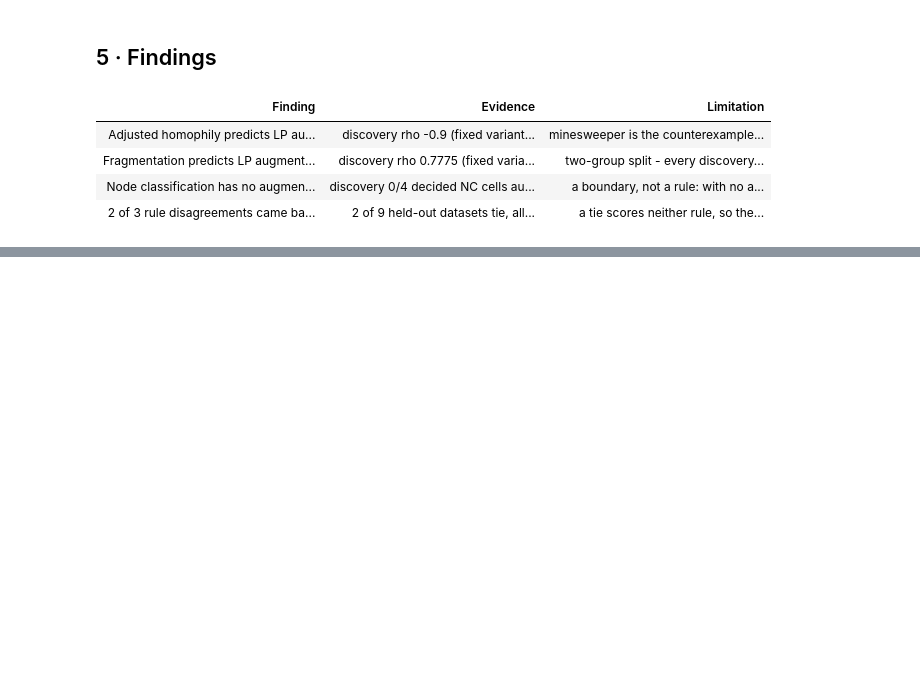
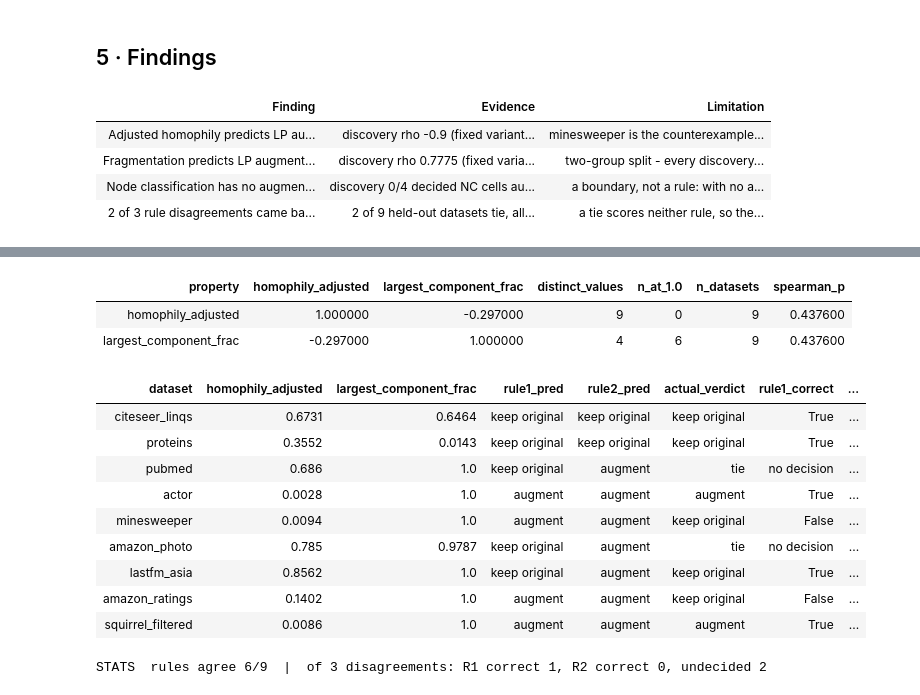
Before and after one commit to SafiUllahAdam/Structure-Aware-Graph-Augmentation-for-GNNs, a Jupyter notebook: notebooks/6-phase6_module3_validation.ipynb, the cells around one changed output, grey strips where cells are left out. Saved outputs shown, nothing was run; the diff lists cells and outputs as text; code cells hidden in the pictures; blank space fills up the shorter version.

```diff
--- a/notebooks/6-phase6_module3_validation.ipynb
+++ b/notebooks/6-phase6_module3_validation.ipynb
@@ -232,0 +238,31 @@ display(findings.rename(columns={"finding": "Finding", "evidence": "Evidence", "
+# %%
+# Table 1: 2x2 Spearman matrix (R1 x R2 properties) + per-property variation columns.
+corr = sm.property_correlation(fr.HELDOUT)
+corr.to_csv(sm.CORR_CSV)
+display(corr.reset_index().style.format(na_rep="—").hide(axis="index").set_table_styles(STYLE))
+
+# Table 2: per-dataset R1 pred | R2 pred | actual | who was right.
+agree = sm.decision_agreement(fr.HELDOUT)
+agree.to_csv(sm.AGREE_CSV, index=False)
+display(agree.round(4).astype(str).style.hide(axis="index").set_table_styles(STYLE))
+
+dis = agree[~agree["rules_agree"]]
+r1w = int((dis["disagreement_result"] == "R1 correct, R2 wrong").sum())
+r2w = int((dis["disagreement_result"] == "R2 correct, R1 wrong").sum())
+print(f"STATS  rules agree {int(agree['rules_agree'].sum())}/{len(agree)}  |  of {len(dis)} disagreements: "
+      f"R1 correct {r1w}, R2 correct {r2w}, undecided {len(dis) - r1w - r2w}")
+# %% [output]
+| property | homophily_adjusted | largest_component_frac | distinct_values | n_at_1.0 | n_datasets | spearman_p |
+| homophily_adjusted | 1.000000 | -0.297000 | 9 | 0 | 9 | 0.437600 |
+| largest_component_frac | -0.297000 | 1.000000 | 4 | 6 | 9 | 0.437600 |
+| dataset | homophily_adjusted | largest_component_frac | rule1_pred | rule2_pred | actual_verdict | rule1_correct | ... |
+| citeseer_linqs | 0.6731 | 0.6464 | keep original | keep original | keep original | True | ... |
+| proteins | 0.3552 | 0.0143 | keep original | keep original | keep original | True | ... |
+| pubmed | 0.686 | 1.0 | keep original | augment | tie | no decision | ... |
+| actor | 0.0028 | 1.0 | augment | augment | augment | True | ... |
+| minesweeper | 0.0094 | 1.0 | augment | augment | keep original | False | ... |
+| amazon_photo | 0.785 | 0.9787 | keep original | augment | tie | no decision | ... |
+| lastfm_asia | 0.8562 | 1.0 | keep original | augment | keep original | True | ... |
+| amazon_ratings | 0.1402 | 1.0 | augment | augment | keep original | False | ... |
+| squirrel_filtered | 0.0086 | 1.0 | augment | augment | augment | True | ... |
+STATS  rules agree 6/9  |  of 3 disagreements: R1 correct 1, R2 correct 0, undecided 2
```
Also changed, not shown: parts of 1 cell of this notebook, 6 other files.
